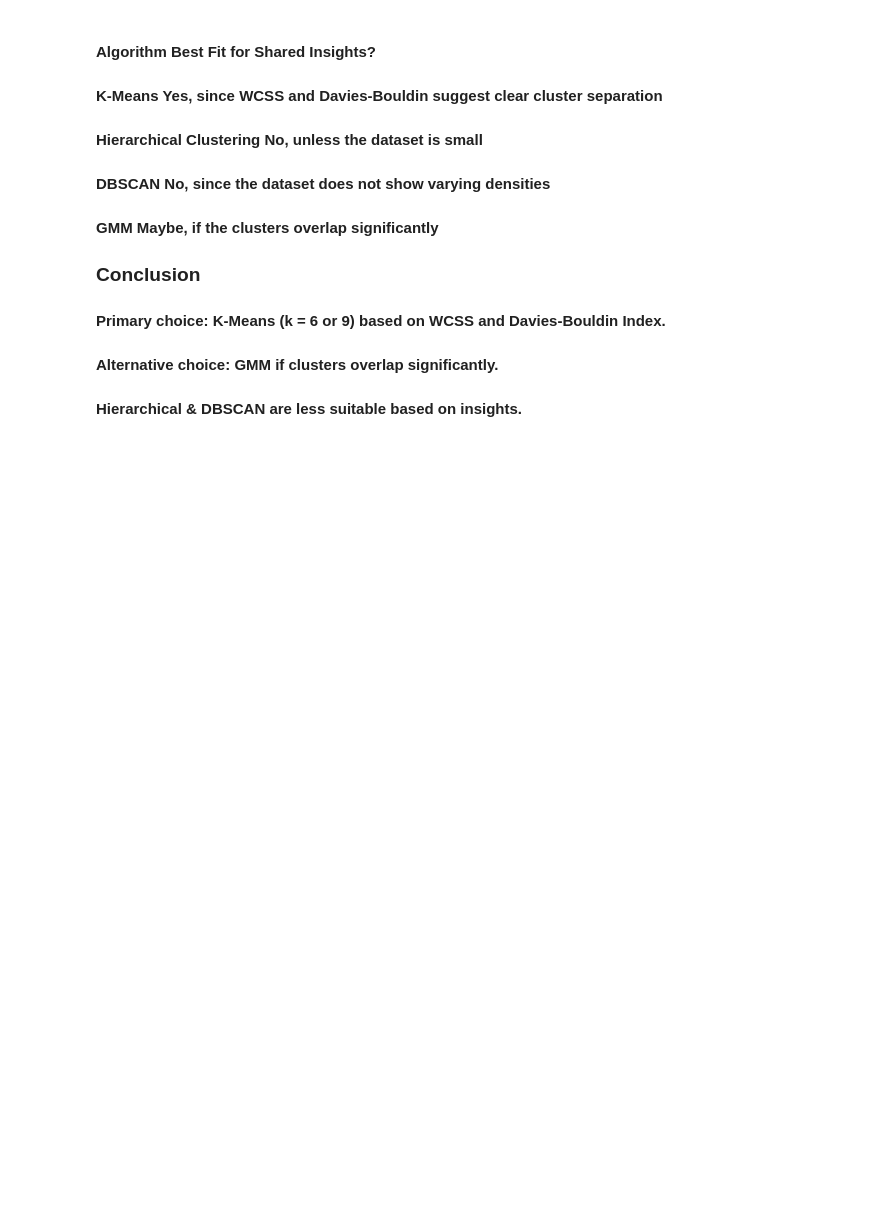
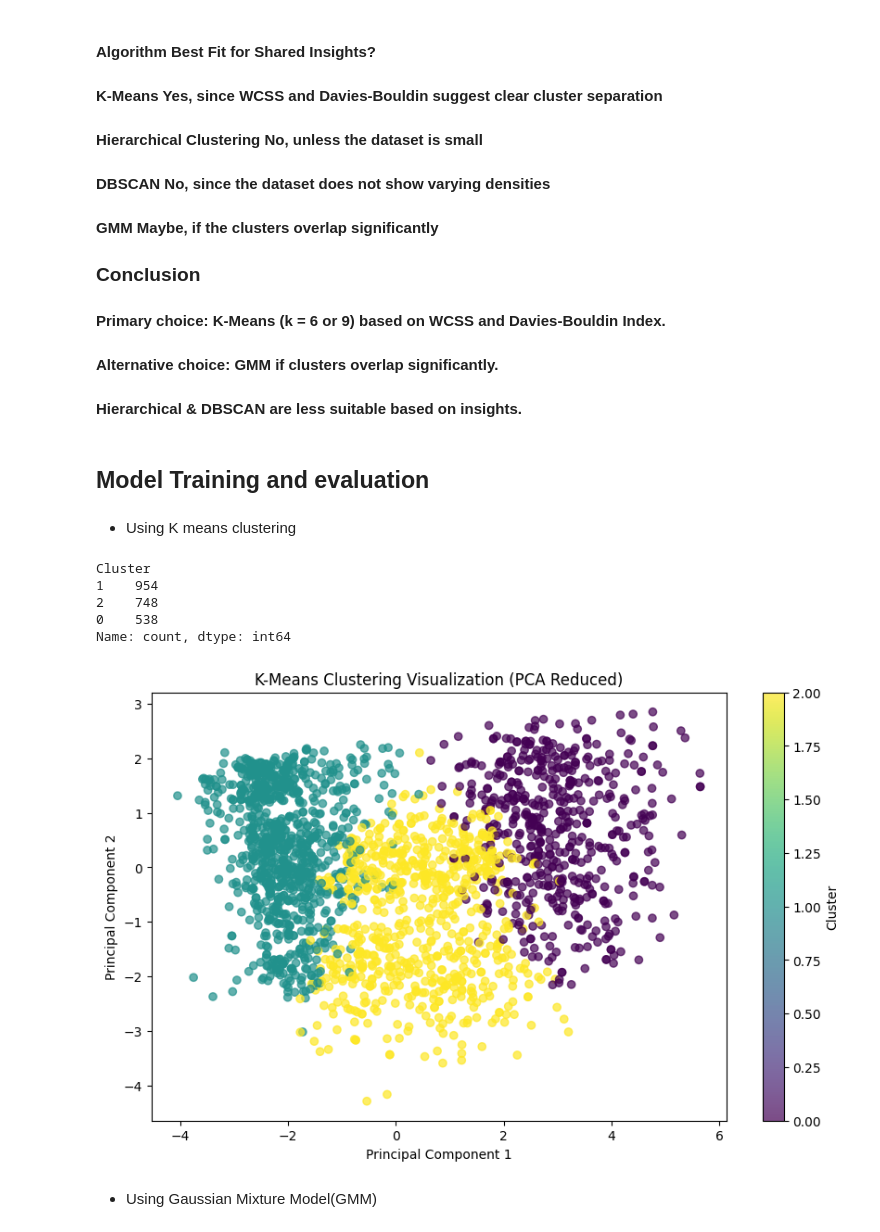
Before and after one commit to hoshangsheth/customer-segmentation-kmeans, a Jupyter notebook: notebooks/model.ipynb, the cells around one changed output. Saved outputs shown, nothing was run; the diff lists cells and outputs as text; code cells hidden in the pictures; blank space fills up the shorter version.

Commit message:
Model training and evaluation is done

```diff
--- a/notebooks/model.ipynb
+++ b/notebooks/model.ipynb
@@ -762,3 +757,51 @@ plt.show()
 #### Primary choice: K-Means (k = 6 or 9) based on WCSS and Davies-Bouldin Index.
 #### Alternative choice: GMM if clusters overlap significantly.
 #### Hierarchical & DBSCAN are less suitable based on insights.
+# %% [markdown]
+## Model Training and evaluation
+# %% [markdown]
+* Using K means clustering
+# %%
+from sklearn.cluster import KMeans
+from sklearn.preprocessing import StandardScaler
+
+# Standardize the data
+scaler = StandardScaler()
+X_scaled = scaler.fit_transform(df_clean)
+
+# Define the number of clusters (You can use the elbow method to determine the optimal number)
+optimal_clusters = 3  # Adjust based on analysis
+kmeans = KMeans(n_clusters=optimal_clusters, random_state=42, n_init=10)
+kmeans.fit(X_scaled)
+
+# Assign cluster labels to data
+df_clean['Cluster'] = kmeans.labels_
+
+# Display cluster assignments
+print(df_clean['Cluster'].value_counts())
+# %% [output]
+Cluster
+1    954
+2    748
+0    538
+Name: count, dtype: int64
+# %%
+import matplotlib.pyplot as plt
+from sklearn.decomposition import PCA
+
+# Reduce dimensions to 2D using PCA
+pca = PCA(n_components=2)
+X_pca = pca.fit_transform(X_scaled)
+
+# Scatter plot of clusters
+plt.figure(figsize=(10, 6))
+plt.scatter(X_pca[:, 0], X_pca[:, 1], c=df_clean['Cluster'], cmap='viridis', alpha=0.7)
+plt.xlabel("Principal Component 1")
+plt.ylabel("Principal Component 2")
+plt.title("K-Means Clustering Visualization (PCA Reduced)")
+plt.colorbar(label="Cluster")
+plt.show()
+# %% [output]
+[figure, added]
+# %% [markdown]
+* Using Gaussian Mixture Model(GMM)
```
Also changed, not shown: parts of 18 cells of this notebook.
